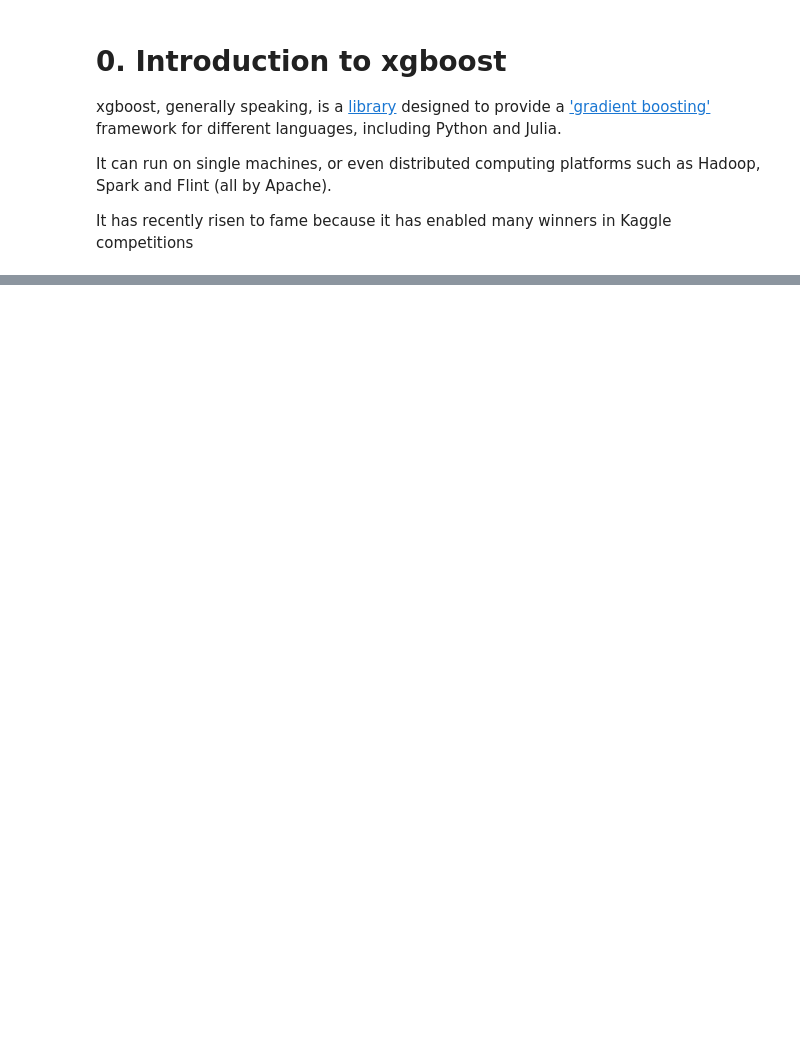
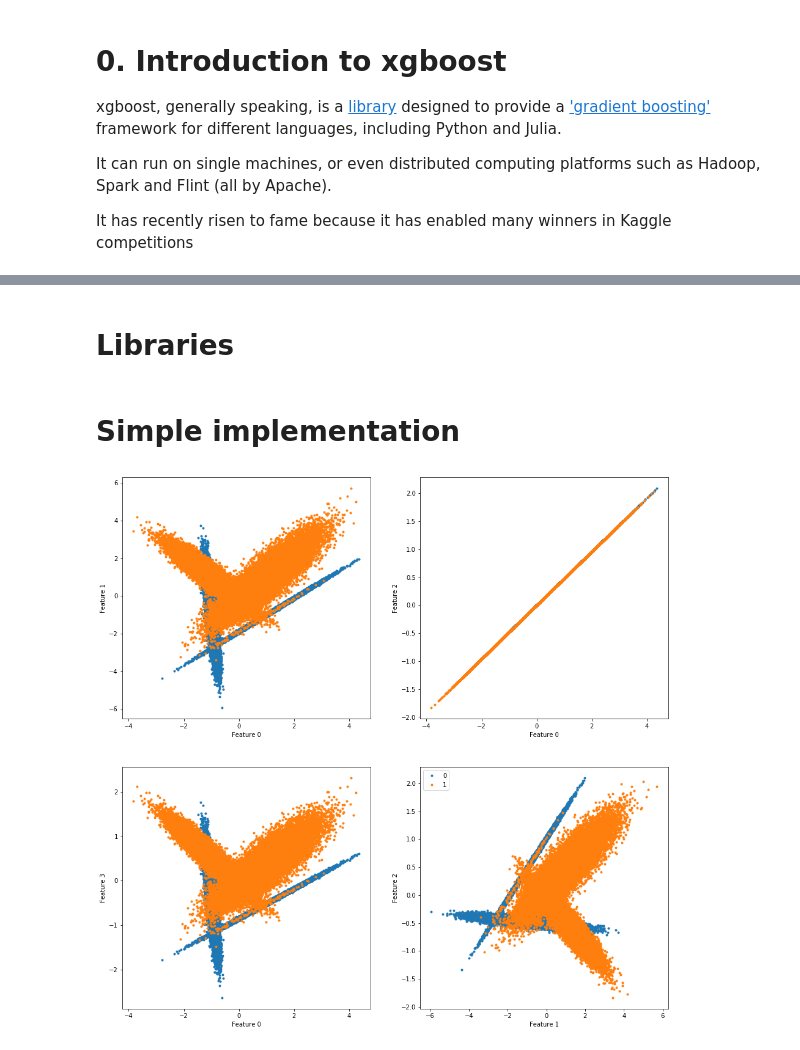
Before and after one commit to namiyousef/MLFirstPrinciples, a Jupyter notebook: Decision Trees/xgboost/0. Introduction to xgboost.ipynb, the cells around one changed output, grey strips where cells are left out. Drawn from its saved outputs; the diff is of its cells as text; code cells hidden in the pictures; blank space fills up the shorter version.

Commit message:
added code for plotting features

```diff
--- a/Decision Trees/xgboost/0. Introduction to xgboost.ipynb
+++ b/Decision Trees/xgboost/0. Introduction to xgboost.ipynb
@@ -22,0 +27,2 @@ As an example, AdaBoost changes the weights (makes them high) of the classificat
+# %% [markdown]
+# Libraries
@@ -22,0 +59,2 @@ As an example, AdaBoost changes the weights (makes them high) of the classificat
+# %% [markdown]
+# Simple implementation
@@ -22,0 +67,46 @@ As an example, AdaBoost changes the weights (makes them high) of the classificat
+# %%
+def plot_classes(X,y, vars = None, **kwargs):
+
+    """
+    Given X and y, where X represents the X values and y the classes, plots outcomes
+    with different colors.
+
+    I want to have the option of choosing which variables to plot against each other
+    NOTE:
+    -----
+    - lacks the use of **kwargs *args properly
+    - does not have functionality for x, y and title labels
+    - does not have legend
+    - only 2 dimensional
+
+    """
+    if vars:
+        pass # here add code for custom variables
+    else:
+        ncols = int(X.shape[1] ** (1/2))
+        nrows = X.shape[1] // ncols
+
+    fig, axes = plt.subplots(nrows = nrows, ncols = ncols, figsize = (nrows * 8, ncols * 8))
+    feature_1 = 0
+    feature_2 = feature_1 + 1
+    for j, column in enumerate(axes):
+        for i, row in enumerate(column):
+            for y_unique in np.unique(y):
+                axes[j,i].plot(
+                    X[y == y_unique, feature_1],
+                    X[y == y_unique, feature_2],
+                    '.'
+                )
+                axes[j,i].set_xlabel('Feature {}'.format(feature_1))
+                axes[j,i].set_ylabel('Feature {}'.format(feature_2))
+
+            feature_2 += 1
+            if feature_2 >= X.shape[1]:
+                feature_1 += 1
+                feature_2 = feature_1 + 1
+    plt.legend([*np.unique(y)])
+    return fig, axes
+# %%
+fig, ax = plot_classes(X,y)
+# %% [output]
+[figure, added]
```
Also changed, not shown: parts of 3 cells of this notebook.
